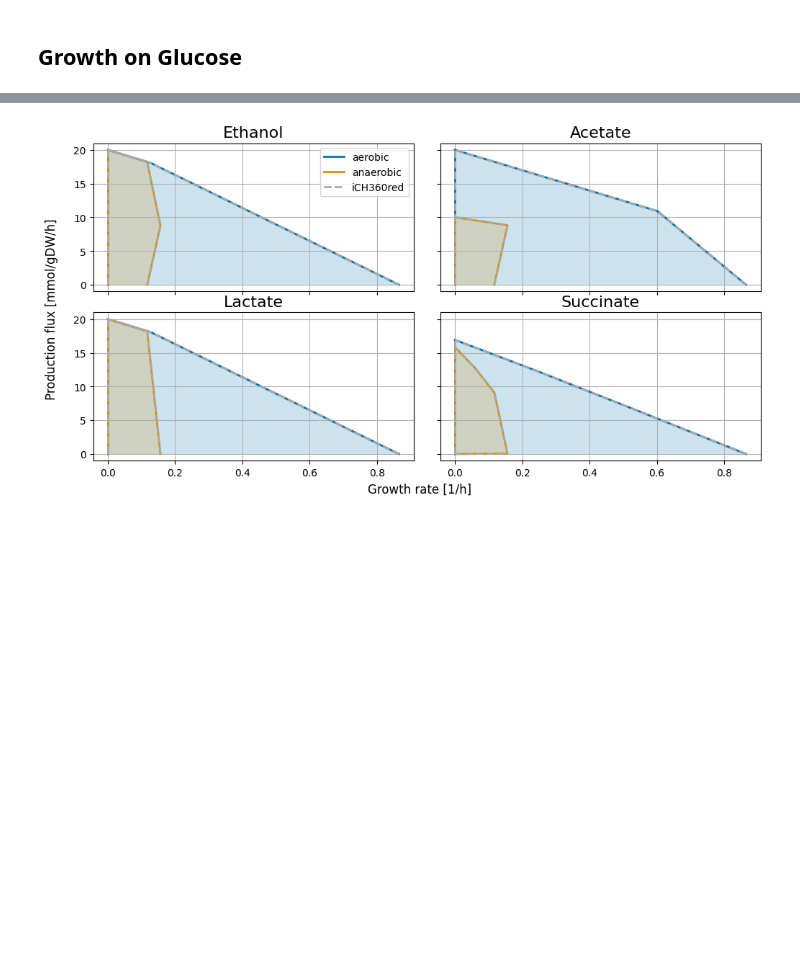
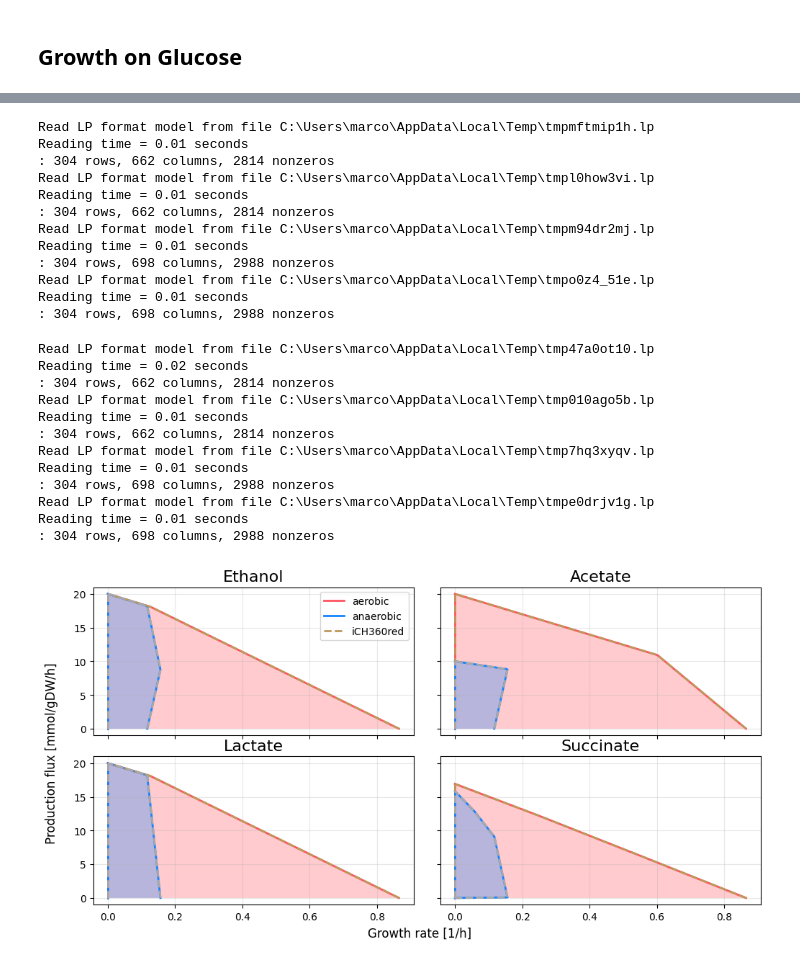
Before and after one commit to marco-corrao/iCH360_paper, a Jupyter notebook: Manuscript_Figures/notebooks/Production_envelope_analysis.ipynb, the cells around one changed output, grey strips where cells are left out. Cells and saved outputs as stored; diff of their text form; code cells hidden in the pictures; blank space fills up the shorter version.

```diff
--- a/Manuscript_Figures/notebooks/Production_envelope_analysis.ipynb
+++ b/Manuscript_Figures/notebooks/Production_envelope_analysis.ipynb
@@ -26,3 +32,11 @@ iml1515.reactions.EX_glc__D_e.lower_bound=0.
+# %%
+aerobic_color="#ff5460ff"
+anaerobic_color="#1484ffff"
+iml1515_color='#80511f'
+ich360red_color=iml1515_color
+ecc_color=iml1515_color
+ecc2_color='#e92ea3ff'
+grid_alpha=0.3
 # %% [markdown]
 # iCH360 vs iMl1515
 # %% [markdown]
@@ -31,8 +45,6 @@ iml1515.reactions.EX_glc__D_e.lower_bound=0.
 carbon_source='glc__D'
 products=['EX_etoh_e','EX_ac_e','EX_lac__D_e','EX_succ_e']
 product_names=['Ethanol','Acetate','Lactate','Succinate']
-aerobic_color="#0173B2"
-anaerobic_color="#DE8F05"
 fig,ax=plt.subplots(int(np.ceil(len(products)/2)),2,figsize=(10,5),sharex=True,sharey=True)
 plt.tight_layout()
 
@@ -45,7 +57,7 @@ for k,product in tqdm.tqdm(enumerate(products)):
                         carbon_sources=[carbon_source],
                         target_reaction=product,
                         ax=ax[coords],
-                        color='darkgrey',
+                        color=iml1515_color,
                         ls='--',
                         label='iML1515',
                         fill=False)
@@ -55,7 +67,7 @@ for k,product in tqdm.tqdm(enumerate(products)):
                         carbon_sources=[carbon_source],
                         target_reaction=product,
                         ax=ax[coords],
-                        color='darkgrey',
+                        color=iml1515_color,
                         label=None,
                         ls='--',
                         fill=False)
@@ -78,13 +90,13 @@ for k,product in tqdm.tqdm(enumerate(products)):
                         label='anaerobic',
                         color=anaerobic_color)
     ax[coords].set_title(f'{product_names[k]}',fontsize=16)
-    ax[coords].grid()
+    ax[coords].grid(alpha=grid_alpha)
 
 ax[0,0].legend(reverse=True)
 fig.supxlabel('Growth rate [1/h]',y=-0.02)
 fig.supylabel('Production flux [mmol/gDW/h]',x=-0.02)
 
-for extension in ['svg','eps','png','pdf']:
+for extension in ['pdf']:
     fig.savefig(f'../figures/ich360_vs_iml1515_ppp_glucose_type3.{extension}',
                 bbox_inches='tight',
                 )
@@ -97,8 +156,6 @@ The PostScript backend does not support transparency; partially transparent arti
 carbon_source='lac__D'
 products=['EX_etoh_e','EX_ac_e','EX_succ_e']
 product_names=['Ethanol','Acetate','Succinate']
-aerobic_color="#0173B2"
-anaerobic_color="#DE8F05"
 fig,ax=plt.subplots(int(np.ceil(len(products)/3)),3,figsize=(10,3),sharex=True,sharey=True)
 ax=ax.reshape(1,-1)
 plt.tight_layout()
@@ -112,7 +169,7 @@ for k,product in tqdm.tqdm(enumerate(products)):
                         carbon_sources=[carbon_source],
                         target_reaction=product,
                         ax=ax[coords],
-                        color='darkgrey',
+                        color=iml1515_color,
                         ls='--',
                         label='iML1515',
                         fill=False)
@@ -129,14 +186,14 @@ for k,product in tqdm.tqdm(enumerate(products)):
                         color=aerobic_color)
 
     ax[coords].set_title(f'{product_names[k]}',fontsize=16)
-    ax[coords].grid()
+    ax[coords].grid(alpha=grid_alpha)
 
 ax[0,0].legend(reverse=True)
 fig.suptitle("Aerobic growth on Lactate",fontsize=20,y=1.15)
 fig.supxlabel('Growth rate [1/h]',y=-0.02)
 fig.supylabel('Production flux [mmol/gDW/h]',x=-0.02)
 
-for extension in ['svg','eps','png','pdf']:
+for extension in ['pdf','svg']:
     fig.savefig(f'../figures/ich360_vs_iml1515_ppp_lactate_type3.{extension}',
                 bbox_inches='tight',
                 )
@@ -149,8 +223,6 @@ The PostScript backend does not support transparency; partially transparent arti
 carbon_source='glyc'
 products=['EX_etoh_e','EX_ac_e','EX_lac__D_e','EX_succ_e']
 product_names=['Ethanol','Acetate','Lactate','Succinate']
-aerobic_color="#0173B2"
-anaerobic_color="#DE8F05"
 fig,ax=plt.subplots(int(np.ceil(len(products)/2)),2,figsize=(10,5),sharex=True,sharey=True)
 plt.tight_layout()
 
@@ -163,7 +235,7 @@ for k,product in tqdm.tqdm(enumerate(products)):
                         carbon_sources=[carbon_source],
                         target_reaction=product,
                         ax=ax[coords],
-                        color='darkgrey',
+                        color=iml1515_color,
                         ls='--',
                         label='iML1515',
                         fill=False)
@@ -179,14 +251,14 @@ for k,product in tqdm.tqdm(enumerate(products)):
                         color=aerobic_color)
 
     ax[coords].set_title(f'{product_names[k]}',fontsize=16)
-    ax[coords].grid()
+    ax[coords].grid(alpha=grid_alpha)
 
 ax[0,0].legend(reverse=True)
 fig.suptitle("Aerobic growth on glycerol",fontsize=20,y=1.1)
 fig.supxlabel('Growth rate [1/h]',y=-0.02)
 fig.supylabel('Production flux [mmol/gDW/h]',x=-0.02)
 
-for extension in ['svg','eps','png','pdf']:
+for extension in ['svg','pdf']:
     fig.savefig(f'../figures/ich360_vs_iml1515_ppp_glycerol_type3.{extension}',
                 bbox_inches='tight',
                 )
@@ -201,8 +667,9 @@ The PostScript backend does not support transparency; partially transparent arti
 carbon_source='glc__D'
 products=['EX_etoh_e','EX_ac_e','EX_lac__D_e','EX_succ_e']
 product_names=['Ethanol','Acetate','Lactate','Succinate']
-aerobic_color="#0173B2"
-anaerobic_color="#DE8F05"
+aerobic_color="#ff5460ff"
+anaerobic_color="#1484ffff"
+ich360red_color='#bd995bff'
 fig,ax=plt.subplots(int(np.ceil(len(products)/2)),2,figsize=(10,5),sharex=True,sharey=True)
 plt.tight_layout()
 
@@ -232,7 +699,7 @@ for k,product in tqdm.tqdm(enumerate(products)):
                         carbon_sources=[carbon_source],
                         target_reaction=product,
                         ax=ax[coords],
-                        color='darkgrey',
+                        color=ich360red_color,
                         ls='--',
                         label='iCH360red',
                         fill=False)
@@ -248,13 +715,13 @@ for k,product in tqdm.tqdm(enumerate(products)):
                         fill=False)
     #=======
     ax[coords].set_title(f'{product_names[k]}',fontsize=16)
-    ax[coords].grid()
+    ax[coords].grid(alpha=grid_alpha)
 
 ax[0,0].legend()
 fig.supxlabel('Growth rate [1/h]',y=-0.02)
 fig.supylabel('Production flux [mmol/gDW/h]',x=-0.02)
 
-for extension in ['svg','eps','png','pdf']:
+for extension in ['pdf']:
     fig.savefig(f'../figures/ich360_vs_ich360red_ppp_glucose_type3.{extension}',
                 bbox_inches='tight',
                 )
@@ -263 +753,25 @@ The PostScript backend does not support transparency; partially transparent arti
+Read LP format model from file C:\Users\marco\AppData\Local\Temp\tmpmftmip1h.lp
+Reading time = 0.01 seconds
+: 304 rows, 662 columns, 2814 nonzeros
+Read LP format model from file C:\Users\marco\AppData\Local\Temp\tmpl0how3vi.lp
+Reading time = 0.01 seconds
+: 304 rows, 662 columns, 2814 nonzeros
+Read LP format model from file C:\Users\marco\AppData\Local\Temp\tmpm94dr2mj.lp
+Reading time = 0.01 seconds
+: 304 rows, 698 columns, 2988 nonzeros
+Read LP format model from file C:\Users\marco\AppData\Local\Temp\tmpo0z4_51e.lp
+Reading time = 0.01 seconds
+: 304 rows, 698 columns, 2988 nonzeros
+Read LP format model from file C:\Users\marco\AppData\Local\Temp\tmp47a0ot10.lp
+Reading time = 0.02 seconds
+: 304 rows, 662 columns, 2814 nonzeros
+Read LP format model from file C:\Users\marco\AppData\Local\Temp\tmp010ago5b.lp
+Reading time = 0.01 seconds
+: 304 rows, 662 columns, 2814 nonzeros
+Read LP format model from file C:\Users\marco\AppData\Local\Temp\tmp7hq3xyqv.lp
+Reading time = 0.01 seconds
+: 304 rows, 698 columns, 2988 nonzeros
+Read LP format model from file C:\Users\marco\AppData\Local\Temp\tmpe0drjv1g.lp
+Reading time = 0.01 seconds
+: 304 rows, 698 columns, 2988 nonzeros
-[figure, old version]
+[figure, new version]
```
Also changed, not shown: parts of 16 cells of this notebook.
